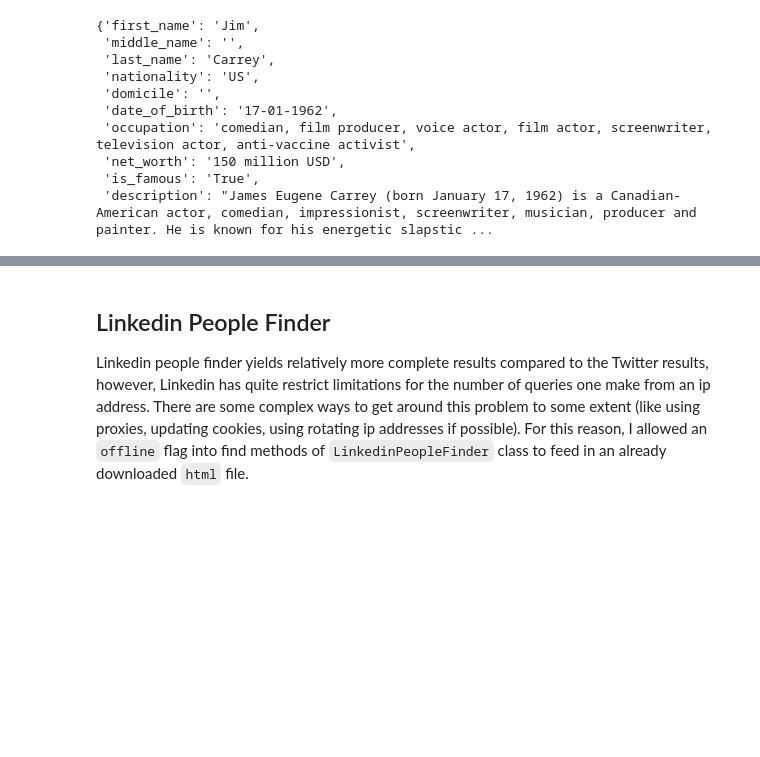
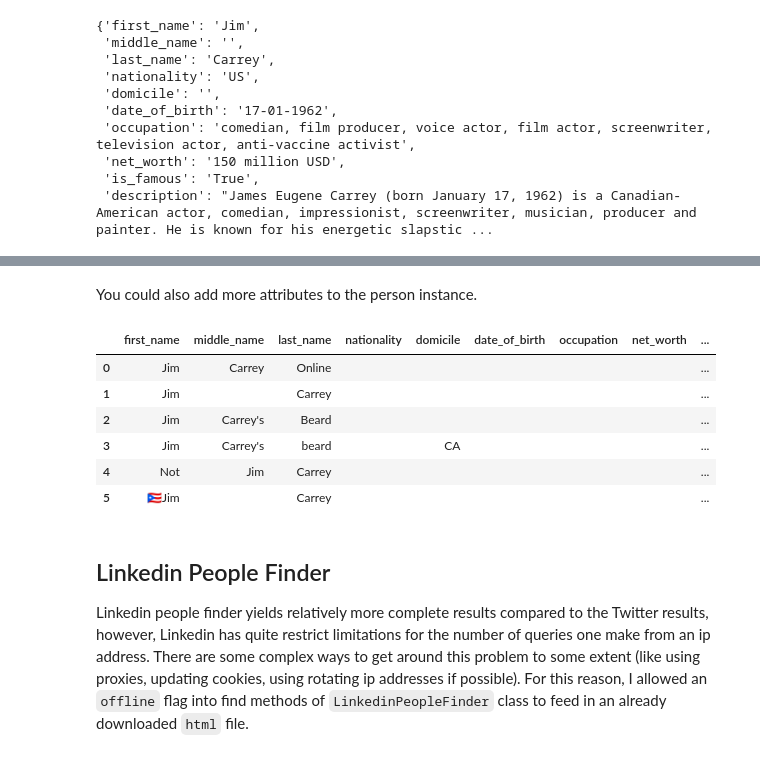
Before and after one commit to hamedrazavi/people_search_engine, a Jupyter notebook: src/main.ipynb, the cells around one changed output, grey strips where cells are left out. Saved outputs shown, nothing was run; the diff lists cells and outputs as text; code cells hidden in the pictures; blank space fills up the shorter version.

```diff
--- a/src/main.ipynb
+++ b/src/main.ipynb
@@ -118,0 +67,12 @@ person.raw
+# %%
+# It is assumed that your authorization keys are stored in 'twitter_tokens.csv' with space between the keys and their values
+# Make sure the path to your tokens folder is correct ../tokens/?
+fl = open('../../tokens/twitter_tokens.csv', 'r')
+lines = fl.readlines()
+tokens = {line.split()[0]:line.split()[1] for line in lines}
+
+# You could also simply copy paste your keys directly here
+CONSUMER_KEY = tokens['CONSUMER_KEY']
+CONSUMER_SECRET = tokens['CONSUMER_SECRET']
+OAUTH_TOKEN = tokens['OAUTH_TOKEN']
+OAUTH_TOKEN_SECRET = tokens['OAUTH_TOKEN_SECRET']
@@ -119,3 +131,17 @@ person.raw
+# %% [markdown]
+You could also add more attributes to the person instance.
+# %%
+person_ca = Person(first_name="Jim", last_name="Carrey", domicile='CA')
+# %%
+twitterfinder.find_as_df(person_ca)
+# %% [output]
+|  | first_name | middle_name | last_name | nationality | domicile | date_of_birth | occupation | net_worth | ... |
+| 0 | Jim | Carrey | Online |  |  |  |  |  | ... |
+| 1 | Jim |  | Carrey |  |  |  |  |  | ... |
+| 2 | Jim | Carrey's | Beard |  |  |  |  |  | ... |
+| 3 | Jim | Carrey's | beard |  | CA |  |  |  | ... |
+| 4 | Not | Jim | Carrey |  |  |  |  |  | ... |
+| 5 | 🇵🇷Jim |  | Carrey |  |  |  |  |  | ... |
 # %% [markdown]
 ## Linkedin People Finder
 Linkedin people finder yields relatively more complete results compared to the Twitter results, however, Linkedin has quite restrict limitations for the number of queries one make from an ip address. There are some complex ways to get around this problem to some extent (like using proxies, updating cookies, using rotating ip addresses if possible). For this reason, I allowed an `offline` flag into find methods of `LinkedinPeopleFinder` class to feed in an already downloaded `html` file.
```
Also changed, not shown: parts of 20 cells of this notebook, 4 other files.
